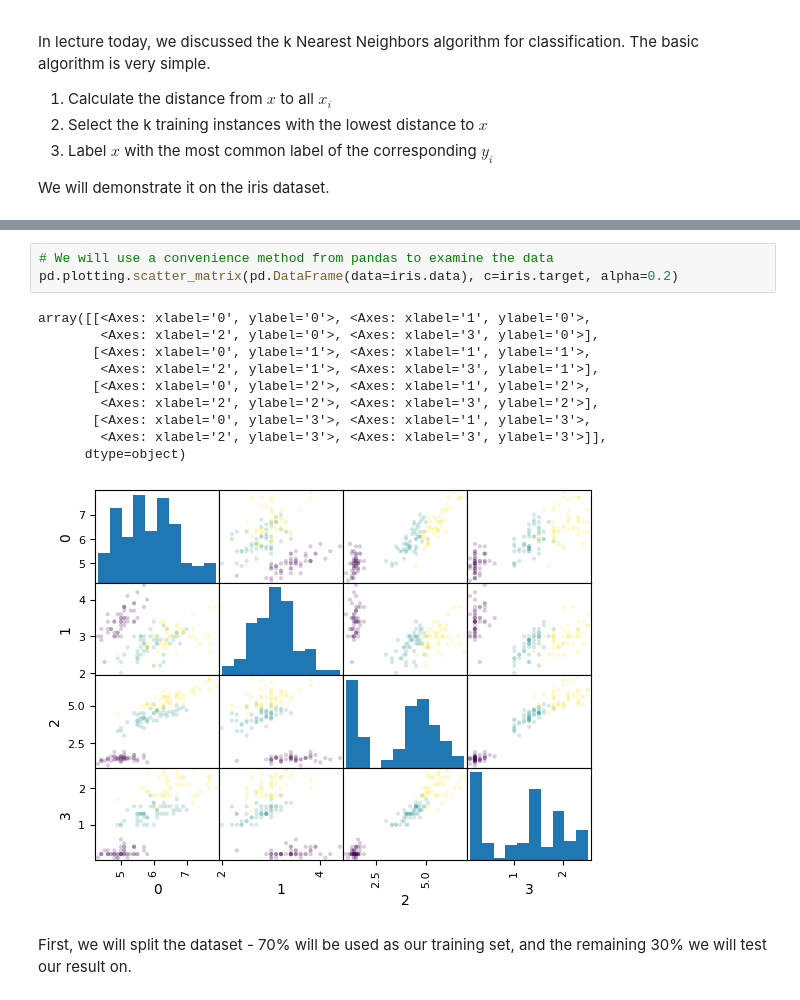
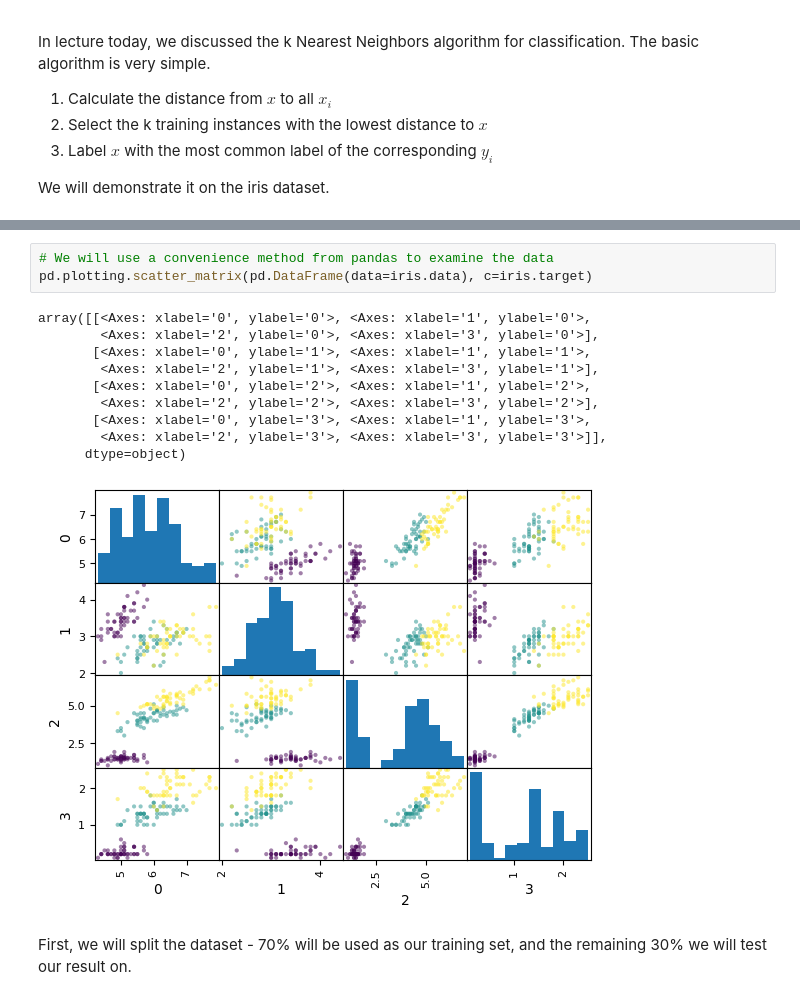
Before and after one commit to Brandeis-Visual-Analytics/COSI-104A-S25-Lecture-Notes, a Jupyter notebook: Jan16-kNN-from-scratch.ipynb, the cells around one changed output, grey strips where cells are left out. Saved outputs shown, nothing was run; the diff lists cells and outputs as text.

```diff
--- a/Jan16-kNN-from-scratch.ipynb
+++ b/Jan16-kNN-from-scratch.ipynb
@@ -32,17 +40,17 @@ array([[5.1, 3.5, 1.4, 0.2],
 # %%
 # We will use a convenience method from pandas to examine the data
-pd.plotting.scatter_matrix(pd.DataFrame(data=iris.data), c=iris.target, alpha=0.2)
+pd.plotting.scatter_matrix(pd.DataFrame(data=iris.data), c=iris.target)
 # %% [output]
 array([[<Axes: xlabel='0', ylabel='0'>, <Axes: xlabel='1', ylabel='0'>,
         <Axes: xlabel='2', ylabel='0'>, <Axes: xlabel='3', ylabel='0'>],
        [<Axes: xlabel='0', ylabel='1'>, <Axes: xlabel='1', ylabel='1'>,
         <Axes: xlabel='2', ylabel='1'>, <Axes: xlabel='3', ylabel='1'>],
        [<Axes: xlabel='0', ylabel='2'>, <Axes: xlabel='1', ylabel='2'>,
         <Axes: xlabel='2', ylabel='2'>, <Axes: xlabel='3', ylabel='2'>],
        [<Axes: xlabel='0', ylabel='3'>, <Axes: xlabel='1', ylabel='3'>,
         <Axes: xlabel='2', ylabel='3'>, <Axes: xlabel='3', ylabel='3'>]],
       dtype=object)
-[figure, old version]
+[figure, new version]
 # %% [markdown]
 First, we will split the dataset - 70% will be used as our training set, and the remaining 30% we will test our result on.
 # %%
```
Also changed, not shown: parts of 1 cell of this notebook, 1 other file.
